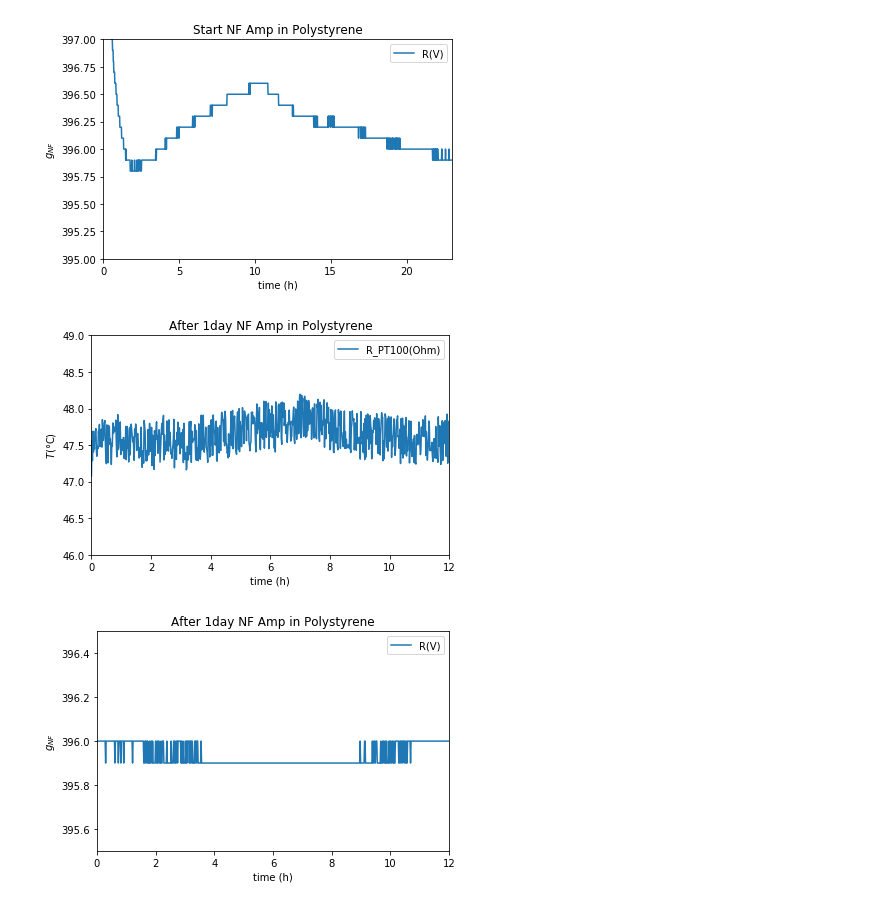
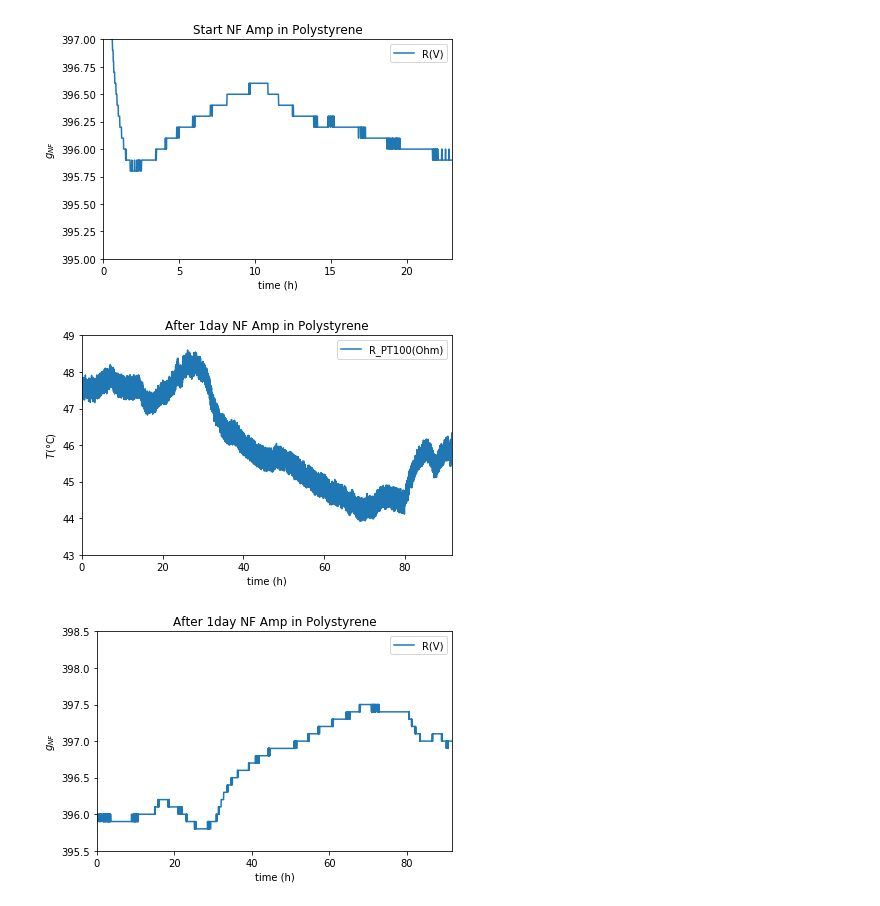
Before and after one commit to OrgaSoftwareBatM/FPGA_Batch, a Jupyter notebook: Python/PyPlot/20171214-RTsetupShield/Analysis RT stabilty NF amp in Polystyrene.ipynb, the cells around one changed output. Drawn from its saved outputs; the diff is of its cells as text; code cells hidden in the pictures.

Commit message:
plotRTstability

```diff
--- a/Python/PyPlot/20171214-RTsetupShield/Analysis RT stabilty NF amp in Polystyrene.ipynb
+++ b/Python/PyPlot/20171214-RTsetupShield/Analysis RT stabilty NF amp in Polystyrene.ipynb
@@ -14,15 +14,15 @@ yfactor=1000.0,ylabel=r'$g_{NF}$',xlabel='time (h)', title=start)
 [figure]
 # %%
 from analysis import spec
-data2 = spec(fname='Temp_201712141200.h5')
+data2 = spec(fname='201712141200.h5')
 day = 'After 1day NF Amp in Polystyrene'
-data2.plot1D(figNo=3, readouts=[1], xaxisRange=[0,12],
-ylaw=True, yaxisRange=[46,49], xfactor=1/60.0,
+data2.plot1D(figNo=3, readouts=[1],
+ylaw=True, yaxisRange=[43,49], xfactor=1/60.0,
 counter=True, ylabel=r'$T_{PT100}$ ($\°$ C)',xlabel='time (h)', title=day)
-data2.plot1D(figNo=4, readouts=[5], xaxisRange=[0,12],
-xfactor=1/60.0, yaxisRange=[395.5,396.5],
+data2.plot1D(figNo=4, readouts=[5],
+xfactor=1/60.0, yaxisRange=[395.5,398.5],
 counter=True, yfactor=1000.0,
 ylabel=r'$g_{NF}$',xlabel='time (h)',title=day)
 # %% [output]
-[figure, old version]
+[figure, new version]
-[figure, old version]
+[figure, new version]
```
Also changed, not shown: 3 other files.
